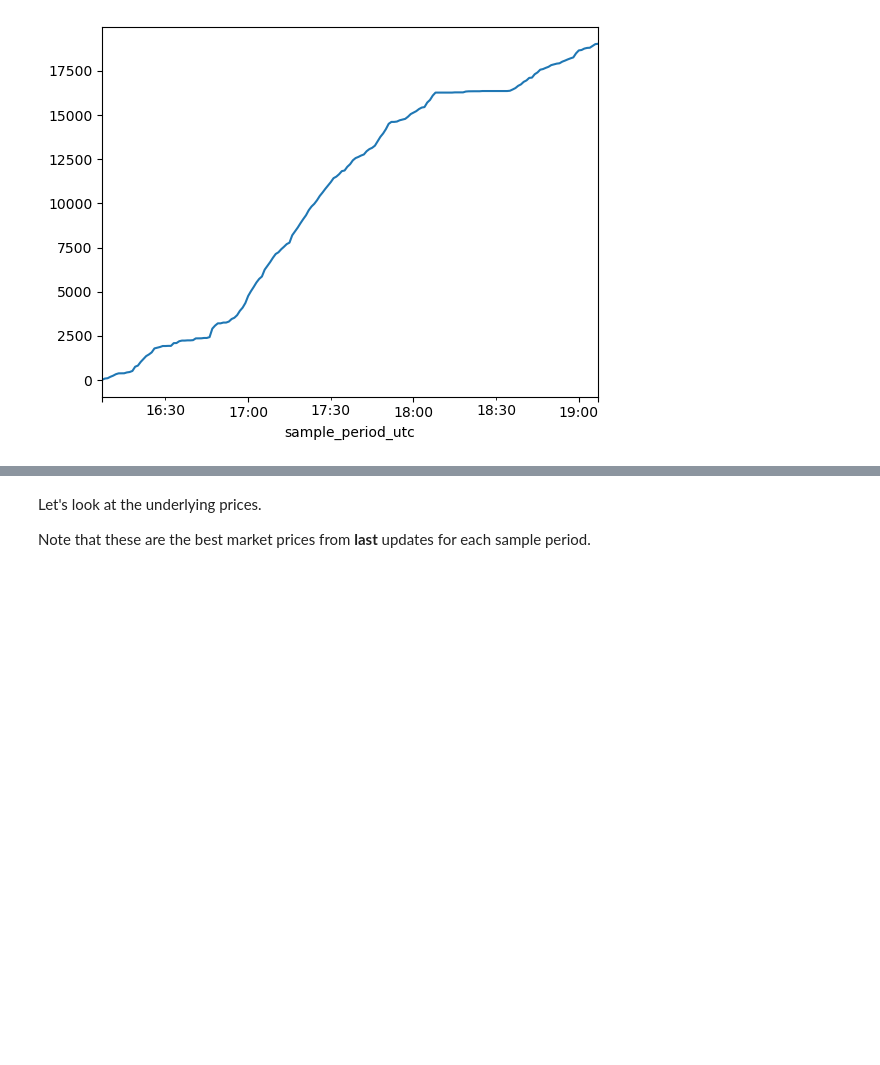
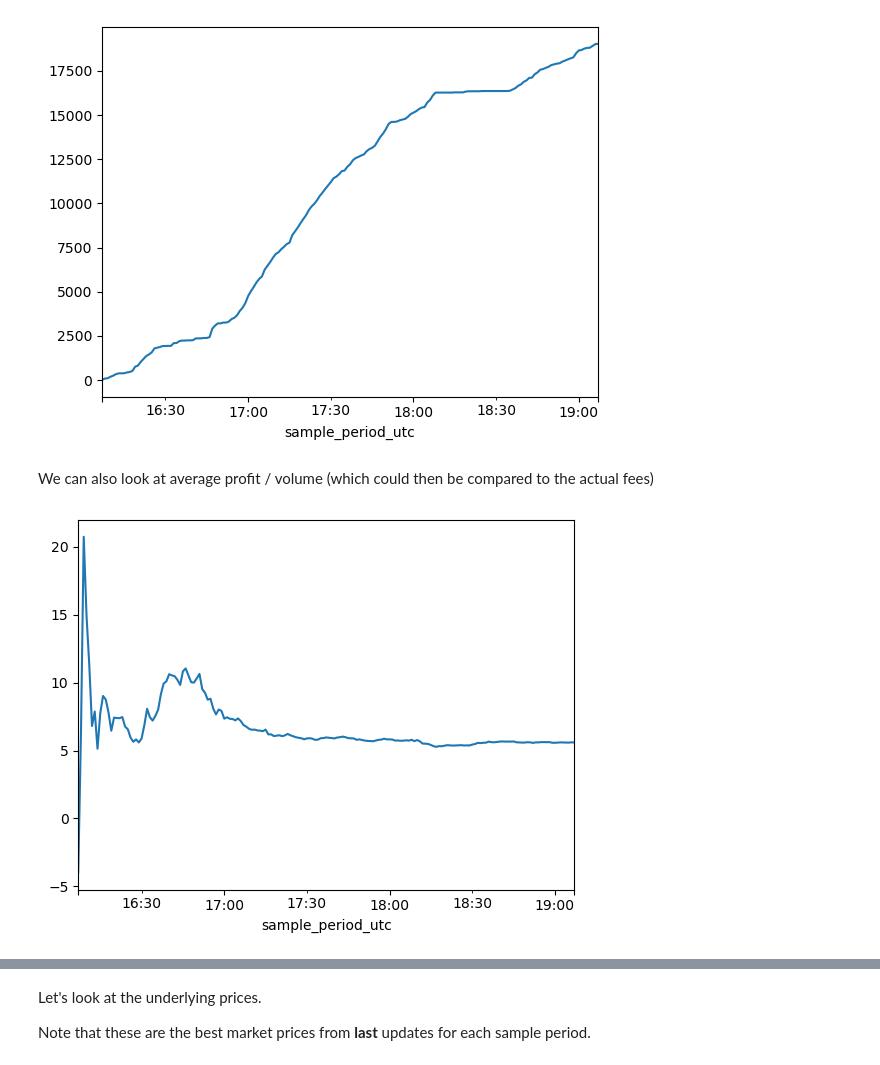
Before and after one commit to roq-trading/roq-demo, a Jupyter notebook: simulation/test.ipynb, the cells around one changed output, grey strips where cells are left out. Drawn from its saved outputs; the diff is of its cells as text; code cells hidden in the pictures; blank space fills up the shorter version.

```diff
--- a/simulation/test.ipynb
+++ b/simulation/test.ipynb
@@ -100,29 +102,32 @@ These are the factory methods used by the simulator
 You will typically use the Roq provided reporter and matching engines with appropriate configuration.
 However, you can also implement your own C++ versions and then instantiate them through these factory methods.
 # %%
-def create_strategy(dispatcher, order_cache, config):
-    return roq.algo.strategy.create(
+# note!
+#   return factory functions
+#   do not curry the functions with the factory core arguments (see notes below)
+
+def create_strategy():
+    # note! do not curry: dispatcher, order_cache, config
+    return partial(
+        roq.algo.strategy.create,
         type=roq.algo.strategy.Type.ARBITRAGE,
-        dispatcher=dispatcher,
-        order_cache=order_cache,
-        config=config,
         parameters="max_age=10s;threshold=5;quantity_0=1;min_position_0=-5;max_position_0=5",
     )
 
 
 def create_reporter():
-    return roq.algo.reporter.Summary.create(
+    return partial(
+        roq.algo.reporter.Summary.create,
         market_data_source=roq.algo.MarketDataSource.TOP_OF_BOOK,
         sample_frequency=datetime.timedelta(seconds=60),
     )
 
 
-def create_matcher(dispatcher, order_cache, config):
-    return roq.algo.matcher.create(
+def create_matcher():
+    # note! do not curry: dispatcher, order_cache, config
+    return partial(
+        roq.algo.matcher.create,
         type=roq.algo.matcher.Type.SIMPLE,
-        dispatcher=dispatcher,
-        order_cache=order_cache,
-        config=config,
     )
 
 
@@ -285,3 +290,9 @@ vol = vol_0 + vol_1
 _ = vol.plot()
 # %% [output]
 [figure]
+# %% [markdown]
+We can also look at average profit / volume (which could then be compared to the actual fees)
+# %%
+_ = (pnl_0 / vol_0).plot()
+# %% [output]
+[figure, added]
```
Also changed, not shown: parts of 3 cells of this notebook.
